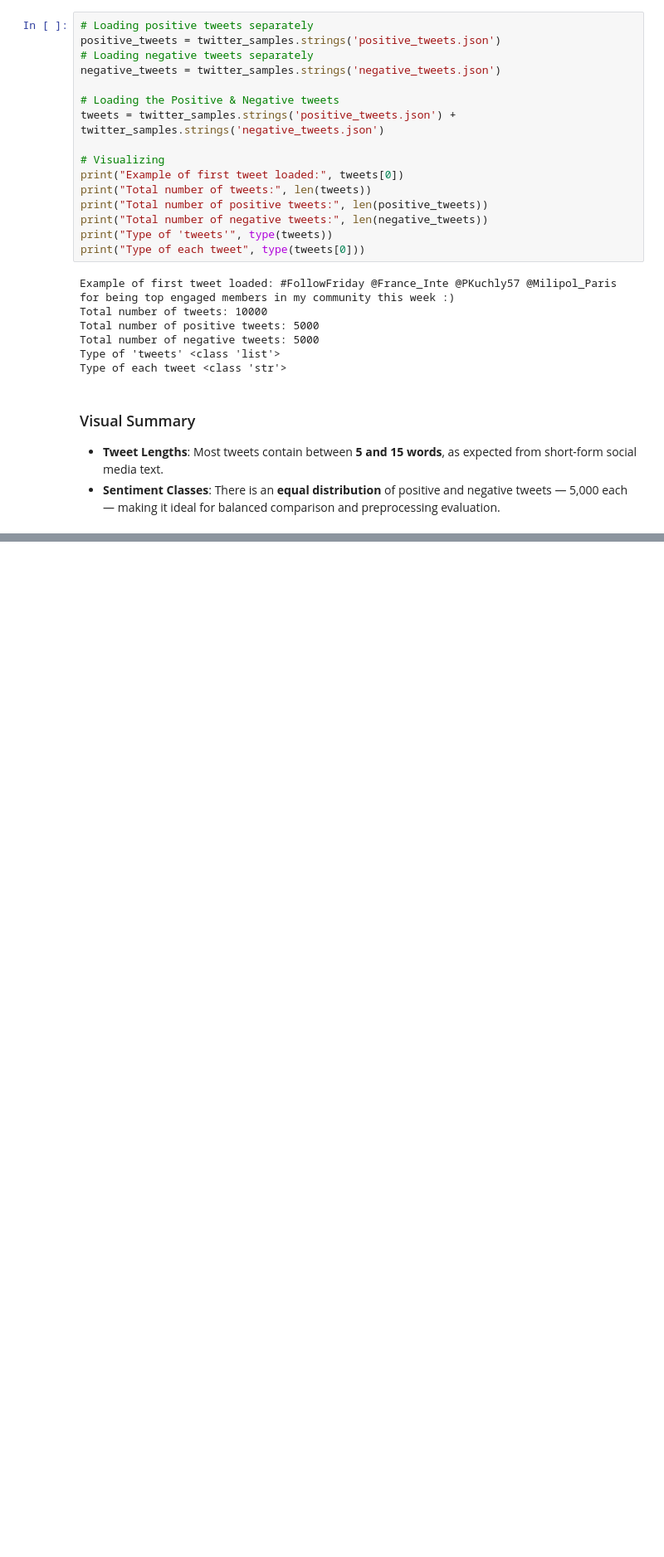
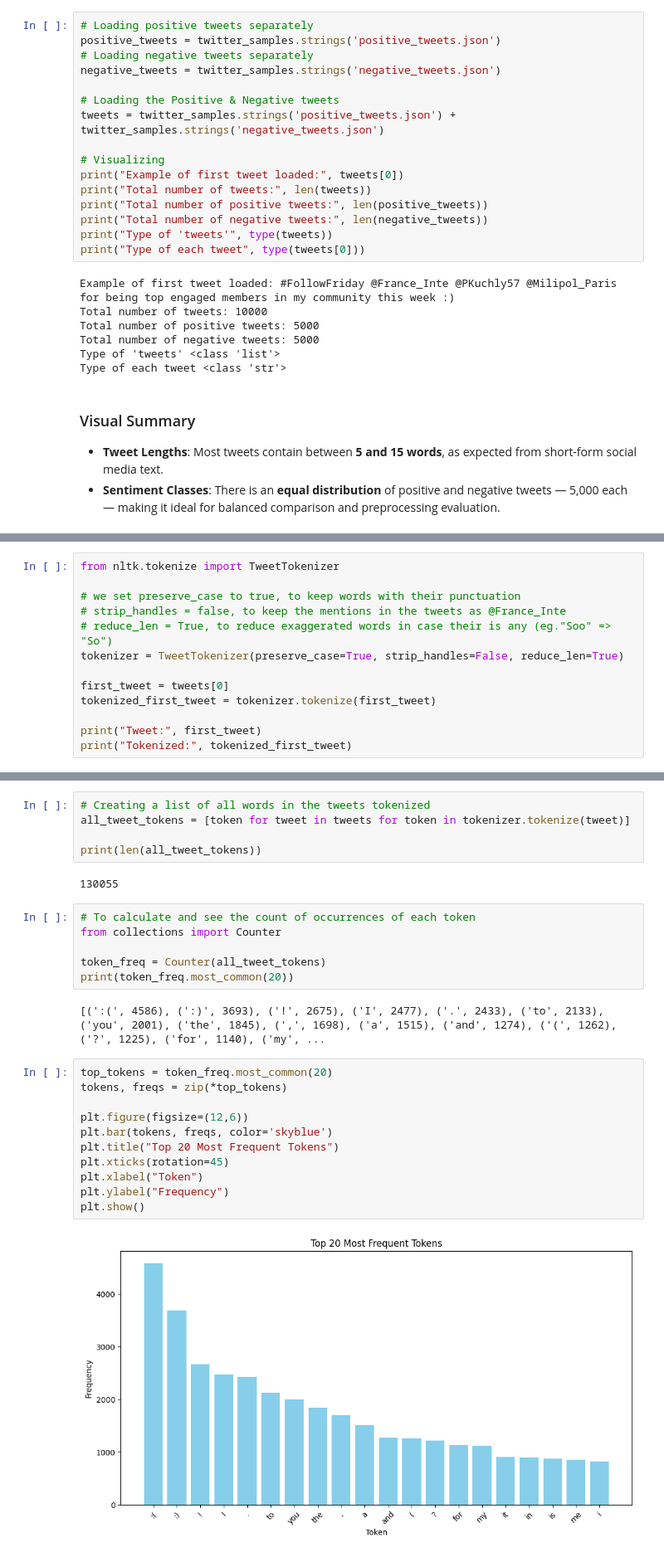
Before and after one commit to TarneemAlaa1/text-preprocessing-nlp, a Jupyter notebook: text-preprocessing-nlp.ipynb, the cells around one changed output, grey strips where cells are left out. Shown: that part at 83% size. Cells and saved outputs as stored; diff of their text form; blank space fills up the shorter version.

Commit message:
Tokenized the tweets, Vocabulary analysis

```diff
--- a/text-preprocessing-nlp.ipynb
+++ b/text-preprocessing-nlp.ipynb
@@ -102,0 +107,13 @@ plt.show()
+# %%
+from nltk.tokenize import TweetTokenizer
+
+# we set preserve_case to true, to keep words with their punctuation
+# strip_handles = false, to keep the mentions in the tweets as @France_Inte
+# reduce_len = True, to reduce exaggerated words in case their is any (eg."Soo" => "So")
+tokenizer = TweetTokenizer(preserve_case=True, strip_handles=False, reduce_len=True)
+
+first_tweet = tweets[0]
+tokenized_first_tweet = tokenizer.tokenize(first_tweet)
+
+print("Tweet:", first_tweet)
+print("Tokenized:", tokenized_first_tweet)
@@ -102,0 +123,28 @@ plt.show()
+# %%
+# Creating a list of all words in the tweets tokenized
+all_tweet_tokens = [token for tweet in tweets for token in tokenizer.tokenize(tweet)]
+
+print(len(all_tweet_tokens))
+# %% [output]
+130055
+# %%
+# To calculate and see the count of occurrences of each token
+from collections import Counter
+
+token_freq = Counter(all_tweet_tokens)
+print(token_freq.most_common(20))
+# %% [output]
+[(':(', 4586), (':)', 3693), ('!', 2675), ('I', 2477), ('.', 2433), ('to', 2133), ('you', 2001), ('the', 1845), (',', 1698), ('a', 1515), ('and', 1274), ('(', 1262), ('?', 1225), ('for', 1140), ('my', ...
+# %%
+top_tokens = token_freq.most_common(20)
+tokens, freqs = zip(*top_tokens)
+
+plt.figure(figsize=(12,6))
+plt.bar(tokens, freqs, color='skyblue')
+plt.title("Top 20 Most Frequent Tokens")
+plt.xticks(rotation=45)
+plt.xlabel("Token")
+plt.ylabel("Frequency")
+plt.show()
+# %% [output]
+[figure, added]
```
Also changed, not shown: parts of 8 cells of this notebook.
